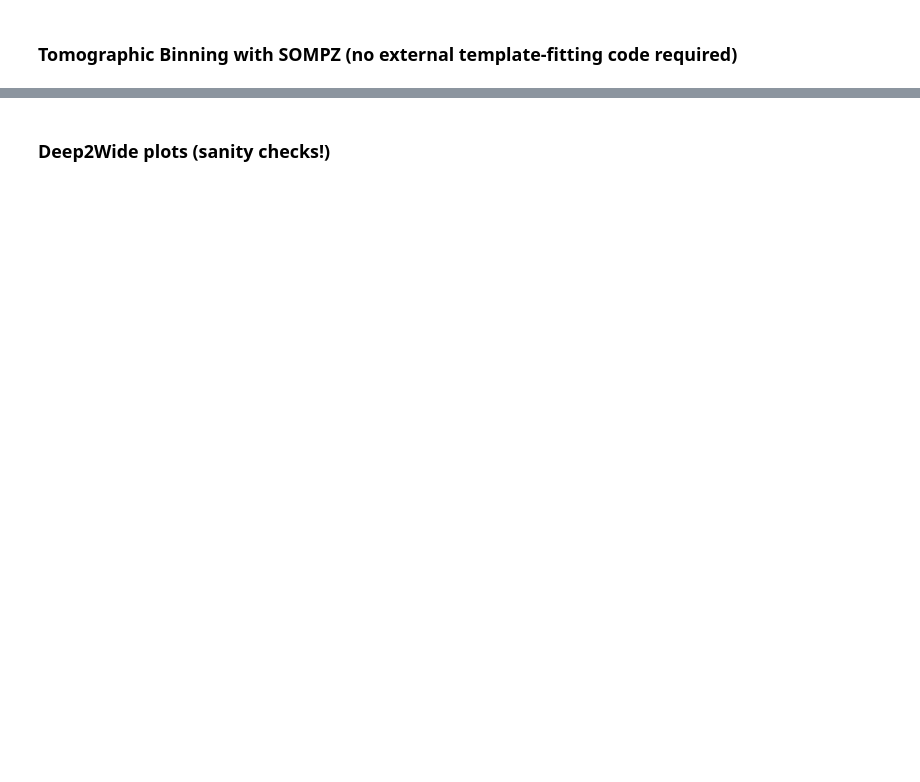
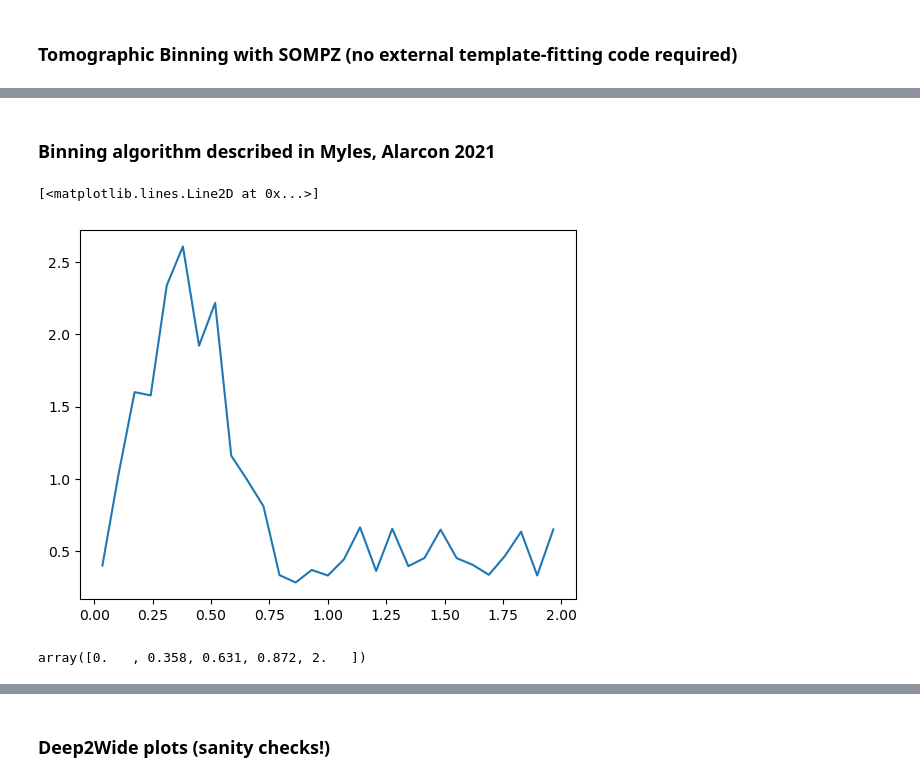
Before and after one commit to rbgdet/CSPZ, a Jupyter notebook: notebooks/SOMPZ_pipeline.ipynb, the cells around one changed output, grey strips where cells are left out. Cells and saved outputs as stored; diff of their text form; code cells hidden in the pictures; blank space fills up the shorter version.

Commit message:
DES Y3 binning algo implemented 111623

```diff
--- a/notebooks/SOMPZ_pipeline.ipynb
+++ b/notebooks/SOMPZ_pipeline.ipynb
@@ -333,0 +323,2 @@ plt.show()
+# %% [markdown]
+### Binning algorithm described in Myles, Alarcon 2021
@@ -333,0 +328,5 @@ plt.show()
+# %%
+plt.plot(zs, p_z_c_hat[0])
+# %% [output]
+[<matplotlib.lines.Line2D at 0x...>]
+[figure, added]
@@ -333,0 +339,4 @@ plt.show()
+# %%
+bins_0
+# %% [output]
+array([0.   , 0.358, 0.631, 0.872, 2.   ])
```
Also changed, not shown: parts of 42 cells of this notebook.
